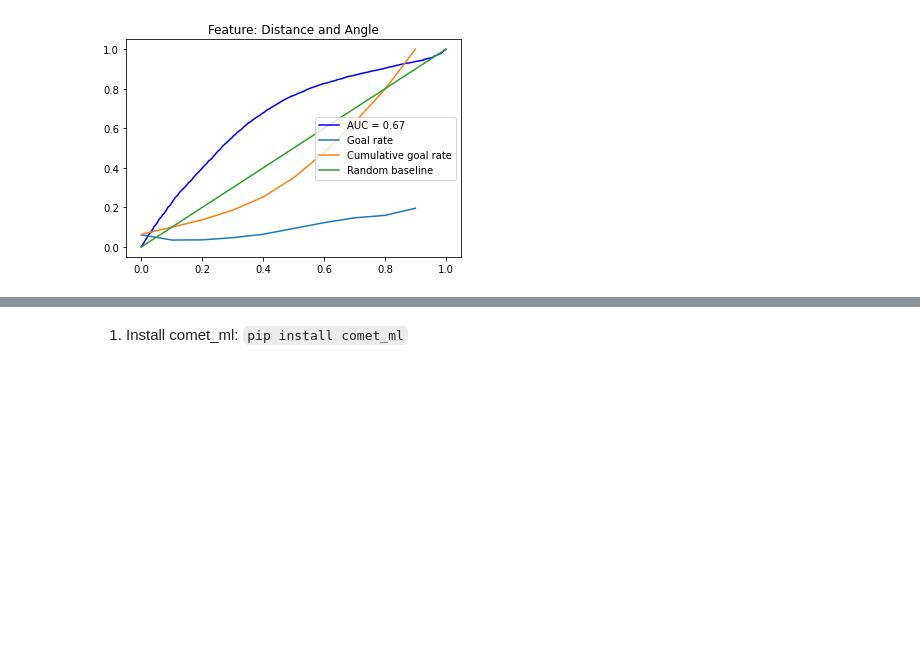
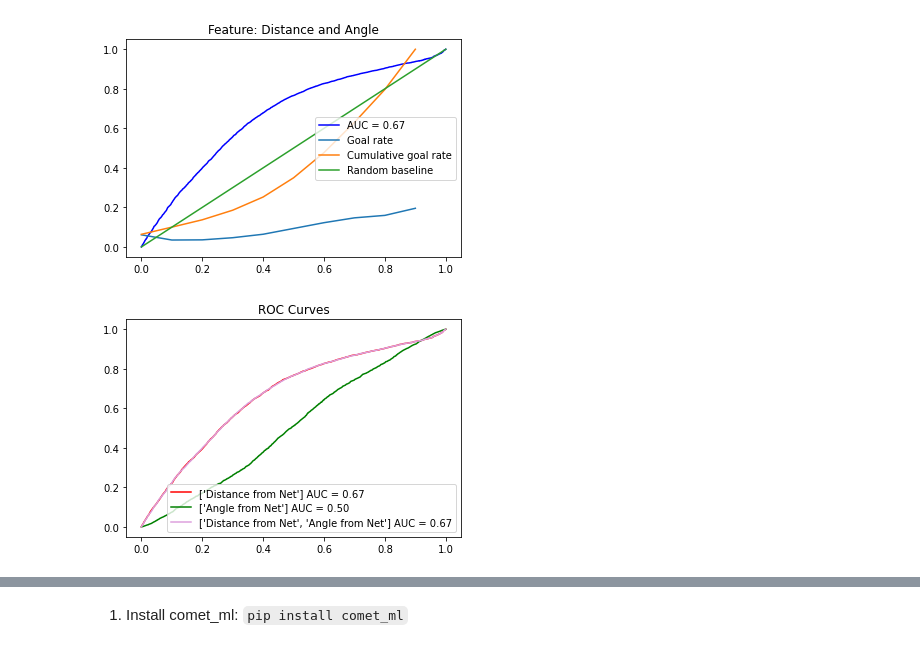
Before and after one commit to IreneZhou0129/IFT6758_m1, a Jupyter notebook: notebooks/m2_q3.ipynb, the cells around one changed output, grey strips where cells are left out. Cells and saved outputs as stored; diff of their text form; code cells hidden in the pictures; blank space fills up the shorter version.

```diff
--- a/notebooks/m2_q3.ipynb
+++ b/notebooks/m2_q3.ipynb
@@ -392,3 +374,32 @@ angle_only = logistic_reg(X, y, features=['Angle from Net'])
 both_features = logistic_reg(X, y, features=['Distance from Net', 'Angle from Net'])
 # %% [output]
 [figure]
+# %%
+
+
+def plot_roc(feature_color_dict):
+
+    for k,v in feature_color_dict.items():
+
+        f = v[0]
+        color = v[1]
+
+        probs = q3_2(X, y, f)
+        is_goal = probs[:,1]
+
+        fpr, tpr, threshold = metrics.roc_curve(y_test, is_goal)
+
+        roc_auc = metrics.auc(fpr, tpr)
+
+        plt.plot(
+            fpr,
+            tpr,
+            color = color,
+            label = f'{f} '+'AUC = %0.2f' % roc_auc)
+
+    plt.title('ROC Curves')
+    plt.legend()
+
+plot_roc(feature_color_dict)
+# %% [output]
+[figure, added]
```
Also changed, not shown: parts of 8 cells of this notebook.
